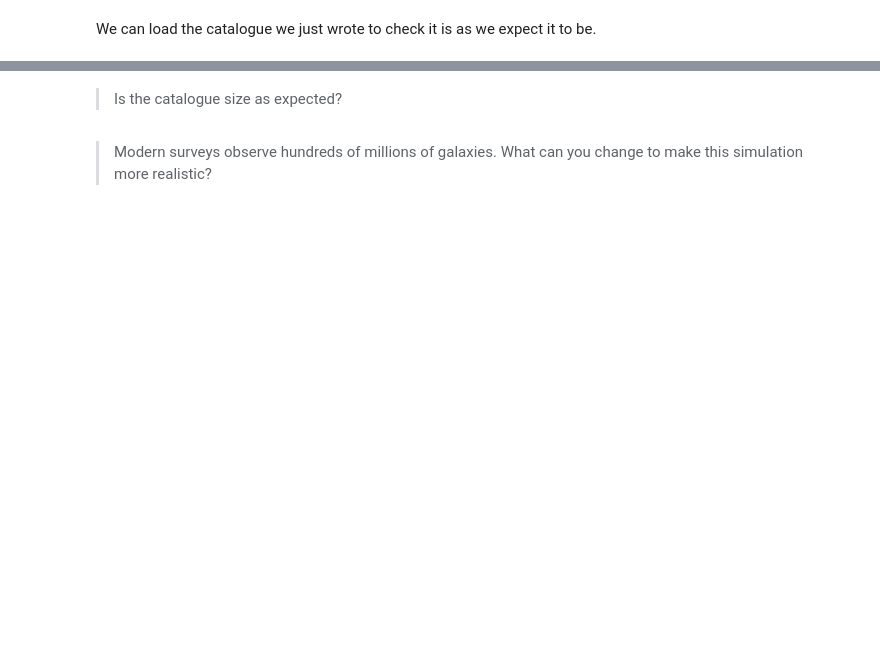
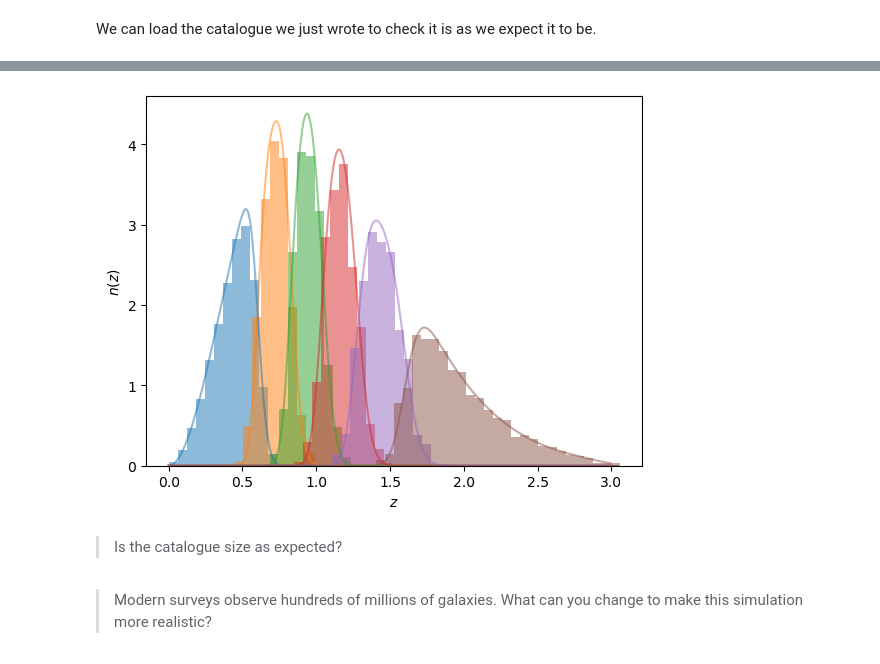
Before and after one commit to GrowInTheDark/imprs-hd-lensing, a Jupyter notebook: 1 - Simulating a galaxy survey.ipynb, the cells around one changed output, grey strips where cells are left out. Saved outputs shown, nothing was run; the diff lists cells and outputs as text; code cells hidden in the pictures; blank space fills up the shorter version.

Commit message:
check realised redshift distribution

```diff
--- a/1 - Simulating a galaxy survey.ipynb
+++ b/1 - Simulating a galaxy survey.ipynb
@@ -231,6 +231,13 @@ with write_catalog("catalog.fits") as out:
             gal_she = galaxy_shear(gal_lon, gal_lat, gal_eps, kappa, gamm1, gamm2)
 
             # write rows for this batch of galaxies
-            out.write(RA=gal_lon, DEC=gal_lat, E1=gal_she.real, E2=gal_she.imag)
+            out.write(
+                RA=gal_lon,
+                DEC=gal_lat,
+                E1=gal_she.real,
+                E2=gal_she.imag,
+                BIN=gal_bin,
+                ZTRUE=gal_z,
+            )
 # %% [output]
 shell 0, redshift 0.024
@@ -270,3 +277,26 @@ cat.size
+# %%
+# check the realised redshift distribution
+for i in range(nbins):
+    plt.hist(
+        cat["ZTRUE"][cat["BIN"] == i + 1],
+        histtype="stepfilled",
+        ec="none",
+        fc=f"C{i}",
+        alpha=0.5,
+        bins=50,
+        density=True,
+    )
+    plt.plot(
+        z,
+        tomo_dndz[i] / galaxy_density * nbins,
+        c=f"C{i}",
+        alpha=0.5,
+    )
+plt.xlabel("$z$")
+plt.ylabel("$n(z)$")
+plt.show()
+# %% [output]
+[figure, added]
 # %% [markdown]
 > Is the catalogue size as expected?
 # %% [markdown]
```
Also changed, not shown: parts of 3 cells of this notebook.
